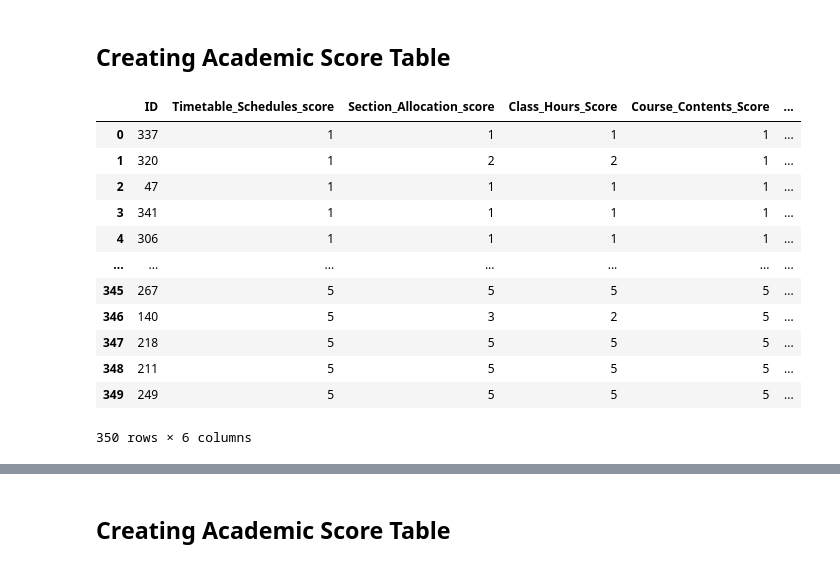
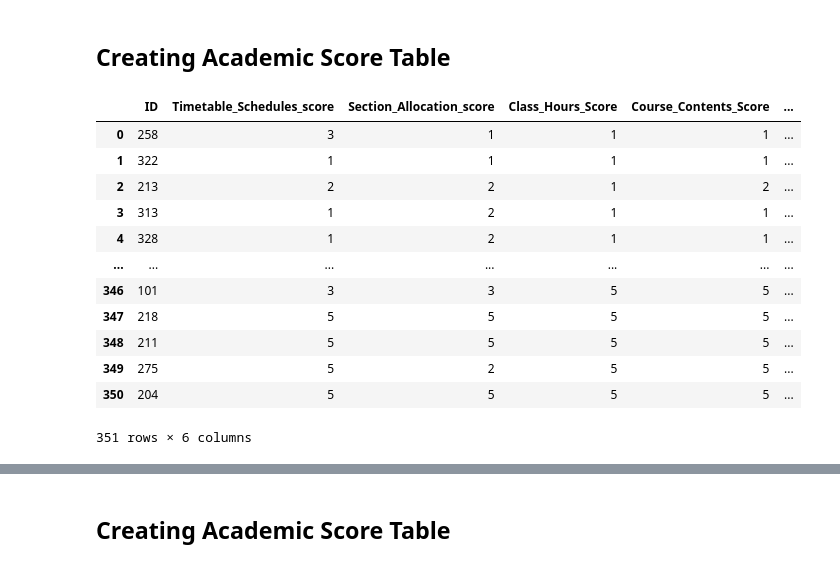
Before and after one commit to JayrajRadadiya/Capstone-Project, a Jupyter notebook: Code/Python Codes/SES_Survey_1_DataPush.ipynb, the cells around one changed output, grey strips where cells are left out. Saved outputs shown, nothing was run; the diff lists cells and outputs as text; code cells hidden in the pictures.

```diff
--- a/Code/Python Codes/SES_Survey_1_DataPush.ipynb
+++ b/Code/Python Codes/SES_Survey_1_DataPush.ipynb
@@ -510,22 +510,24 @@ AcaDemo.head()
 | 4 | 8 | India | None | 26-35 | Male | Bachelor's degree (BSc, B.Ed., B.... | Other | Yes | 6 - 10 Years | Other | ... |
 # %% [markdown]
 ## Creating Academic Score Table
-# %%
-Academic_feedback
-# %% [output]
-|  | ID | Timetable_Schedules_score | Section_Allocation_score | Class_Hours_Score | Course_Contents_Score | ... |
-| 0 | 337 | 1 | 1 | 1 | 1 | ... |
-| 1 | 320 | 1 | 2 | 2 | 1 | ... |
-| 2 | 47 | 1 | 1 | 1 | 1 | ... |
-| 3 | 341 | 1 | 1 | 1 | 1 | ... |
-| 4 | 306 | 1 | 1 | 1 | 1 | ... |
-| ... | ... | ... | ... | ... | ... | ... |
-| 345 | 267 | 5 | 5 | 5 | 5 | ... |
-| 346 | 140 | 5 | 3 | 2 | 5 | ... |
-| 347 | 218 | 5 | 5 | 5 | 5 | ... |
-| 348 | 211 | 5 | 5 | 5 | 5 | ... |
-| 349 | 249 | 5 | 5 | 5 | 5 | ... |
-350 rows × 6 columns
+# %%
+#Reading Academic_feedback table from Google BigQuery
+Academic_feedback = pandas_gbq.read_gbq(f'SELECT * FROM `surveyproject-378222.Capstone_Project.Academic_feedback`',project_id='surveyproject-378222', dialect='standard')
+Academic_feedback
+# %% [output]
+|  | ID | Timetable_Schedules_score | Section_Allocation_score | Class_Hours_Score | Course_Contents_Score | ... |
+| 0 | 258 | 3 | 1 | 1 | 1 | ... |
+| 1 | 322 | 1 | 1 | 1 | 1 | ... |
+| 2 | 213 | 2 | 2 | 1 | 2 | ... |
+| 3 | 313 | 1 | 2 | 1 | 1 | ... |
+| 4 | 328 | 1 | 2 | 1 | 1 | ... |
+| ... | ... | ... | ... | ... | ... | ... |
+| 346 | 101 | 3 | 3 | 5 | 5 | ... |
+| 347 | 218 | 5 | 5 | 5 | 5 | ... |
+| 348 | 211 | 5 | 5 | 5 | 5 | ... |
+| 349 | 275 | 5 | 2 | 5 | 5 | ... |
+| 350 | 204 | 5 | 5 | 5 | 5 | ... |
+351 rows × 6 columns
 # %%
 af=Academic_feedback.copy()
 weights = {'A': 0.25, 'B': 0.25, 'C': 0.0, 'D': 0.25, 'E': 0.25}
```
Also changed, not shown: parts of 12 cells of this notebook, 1 other file.
